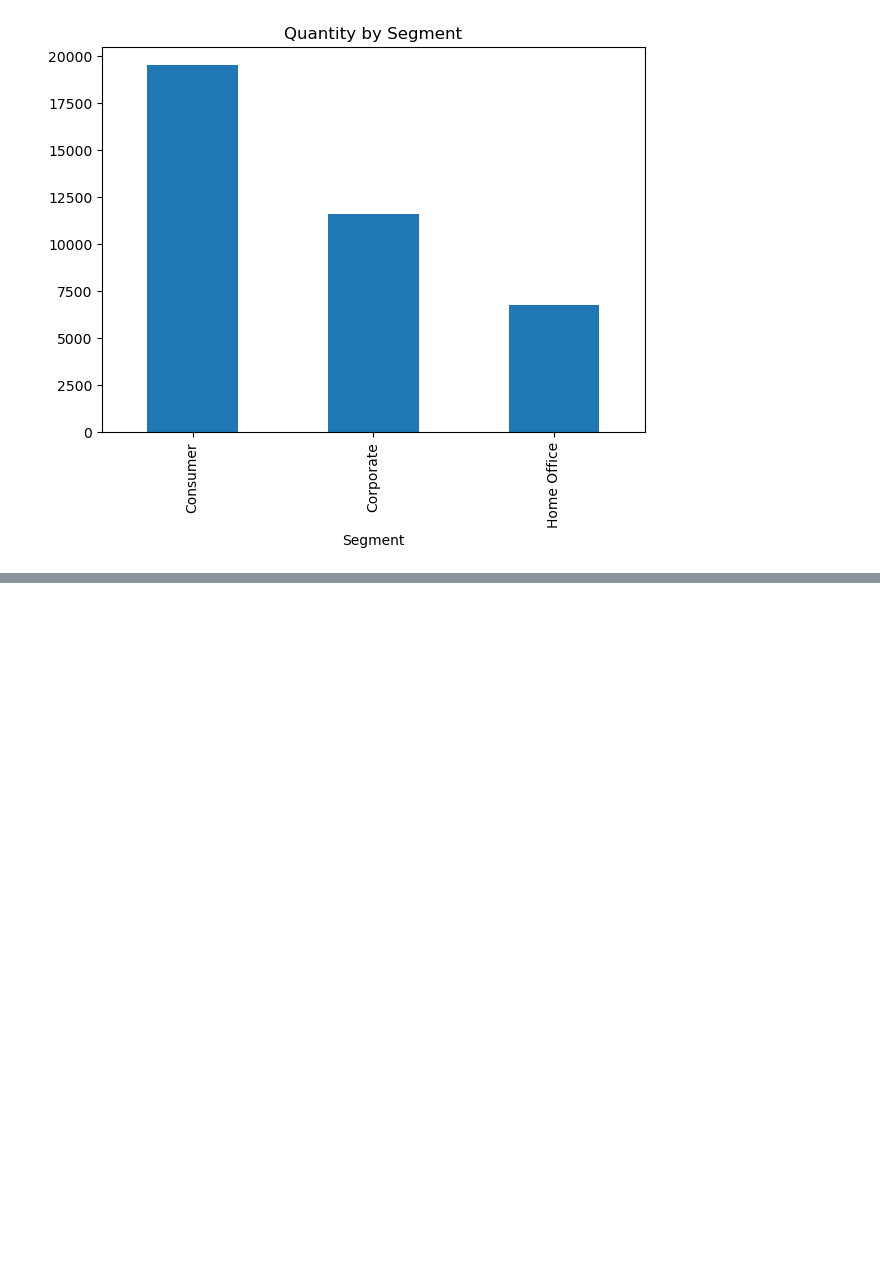
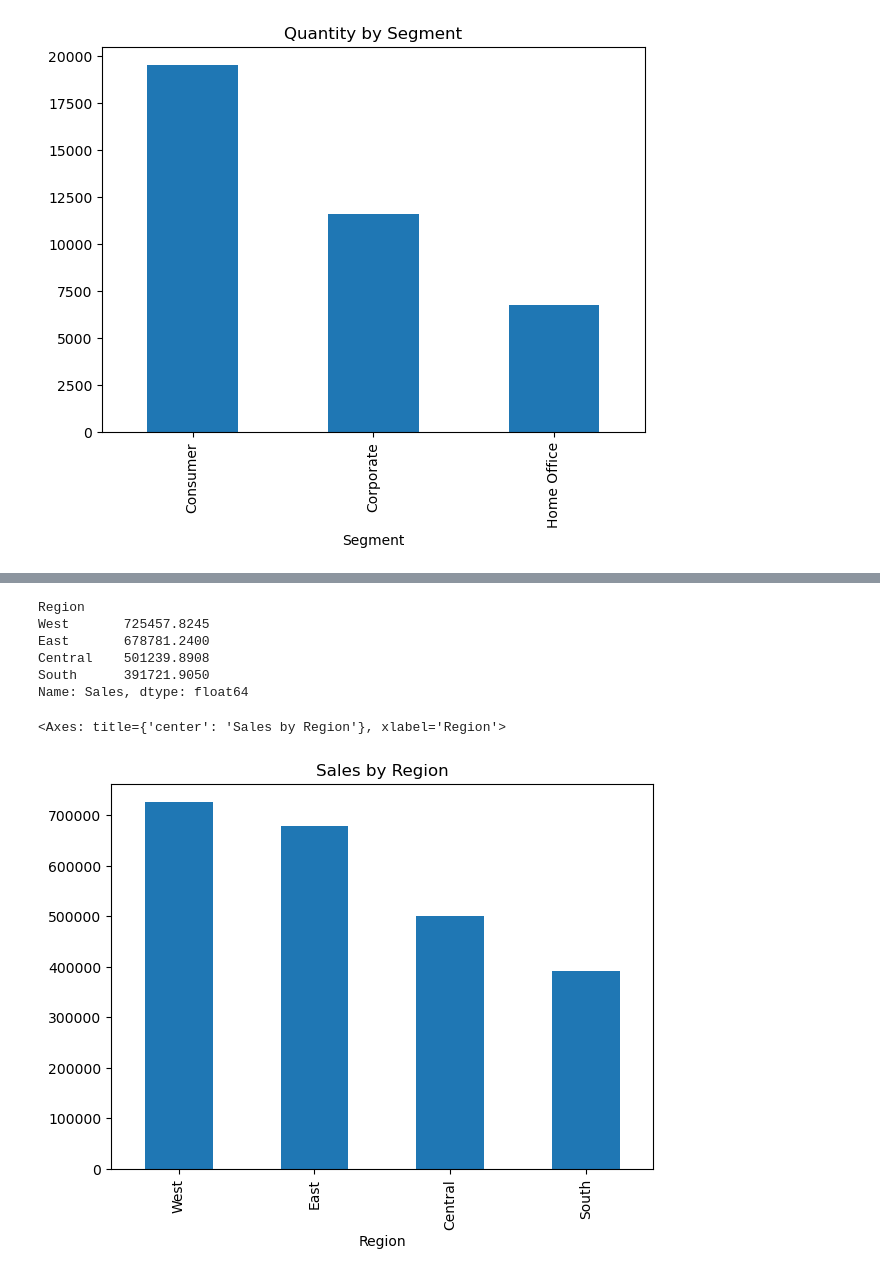
Before and after one commit to nikhilkanbarkar/data-science-and-machine-learning, a Jupyter notebook: Projects/SalesAnalysis/Notebook.ipynb, the cells around one changed output, grey strips where cells are left out. Cells and saved outputs as stored; diff of their text form; code cells hidden in the pictures; blank space fills up the shorter version.

Commit message:
Added the Regional and State analysis in the SalesAnalysis Project

```diff
--- a/Projects/SalesAnalysis/Notebook.ipynb
+++ b/Projects/SalesAnalysis/Notebook.ipynb
@@ -882,0 +892,24 @@ segment_quantity.plot(
+# %%
+region_sales = (
+    sales_df.groupby("Region")["Sales"]
+            .sum()
+            .sort_values(ascending=False)
+)
+
+print(region_sales)
+# %% [output]
+Region
+West       725457.8245
+East       678781.2400
+Central    501239.8908
+South      391721.9050
+Name: Sales, dtype: float64
+# %%
+region_sales.plot(
+    kind="bar",
+    figsize=(7,5),
+    title="Sales by Region"
+)
+# %% [output]
+<Axes: title={'center': 'Sales by Region'}, xlabel='Region'>
+[figure, added]
```
Also changed, not shown: parts of 16 cells of this notebook.
